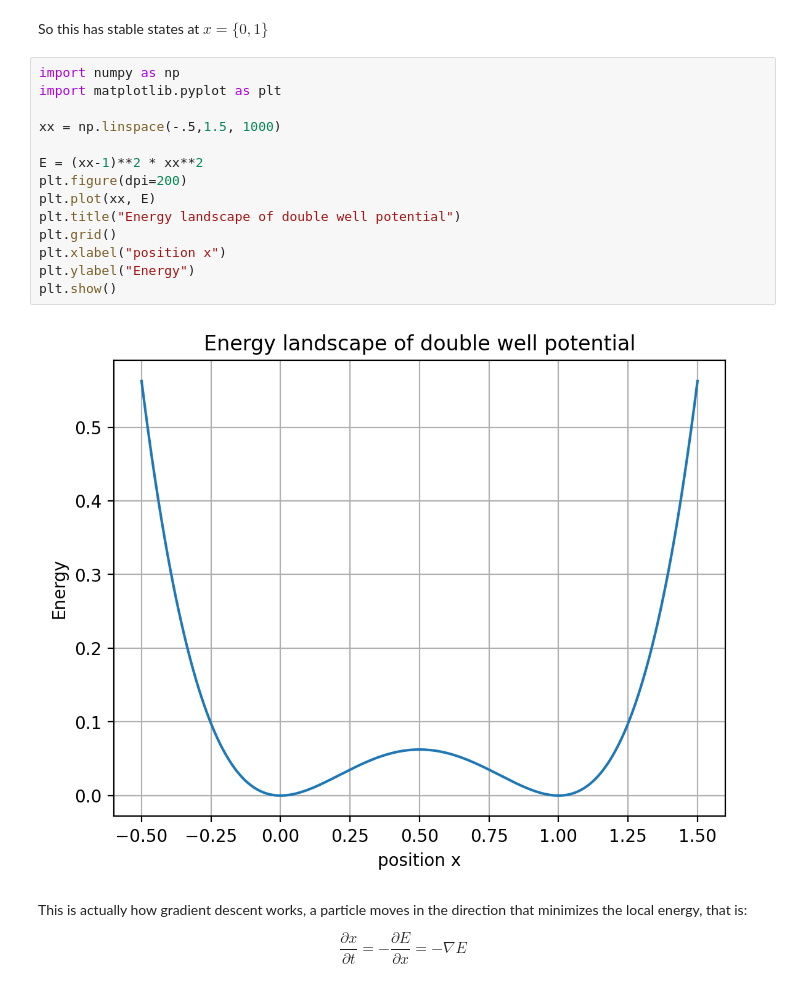
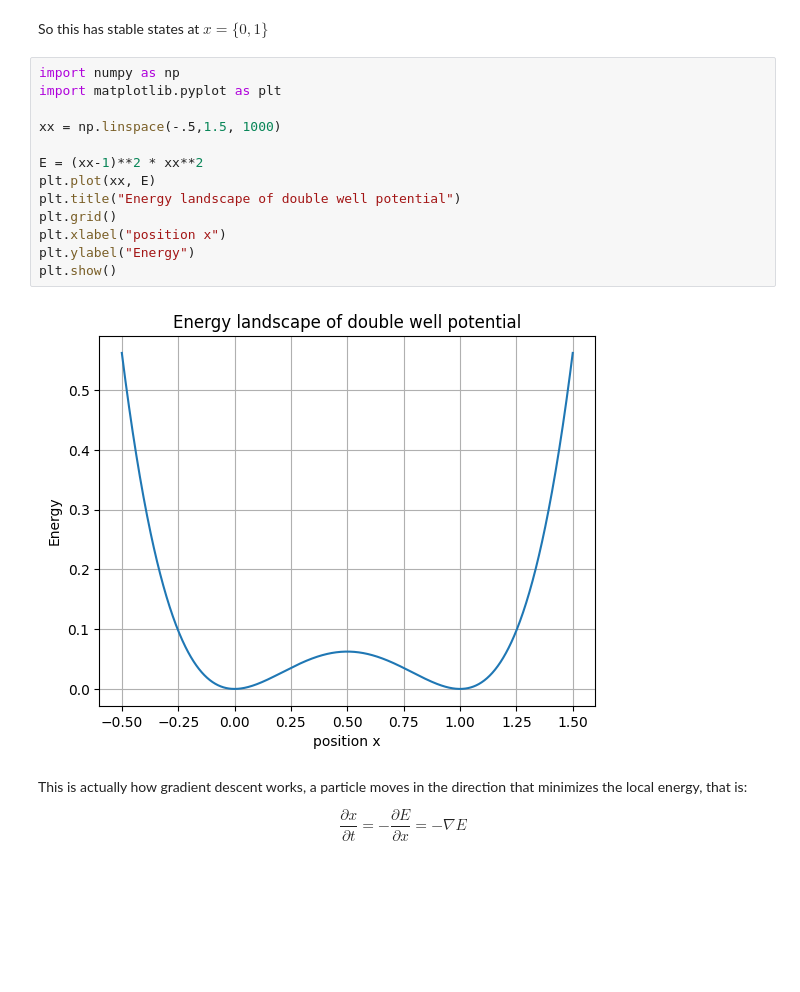
Before and after one commit to GedaliaK/SudokuSolver, a Jupyter notebook: sudoku_solver.ipynb, the cells around one changed output. Drawn from its saved outputs; the diff is of its cells as text; blank space fills up the shorter version.

```diff
--- a/sudoku_solver.ipynb
+++ b/sudoku_solver.ipynb
@@ -23,19 +23,18 @@ So this has stable states at $x=\{0,1\}$
 # %%
 import numpy as np
 import matplotlib.pyplot as plt
 
 xx = np.linspace(-.5,1.5, 1000)
 
 E = (xx-1)**2 * xx**2
-plt.figure(dpi=200)
 plt.plot(xx, E)
 plt.title("Energy landscape of double well potential")
 plt.grid()
 plt.xlabel("position x")
 plt.ylabel("Energy")
 plt.show()
 # %% [output]
-[figure, old version]
+[figure, new version]
 # %% [markdown]
 This is actually how gradient descent works, a particle moves in the direction that minimizes the local energy, that is:
 
```
Also changed, not shown: parts of 1 cell of this notebook.
